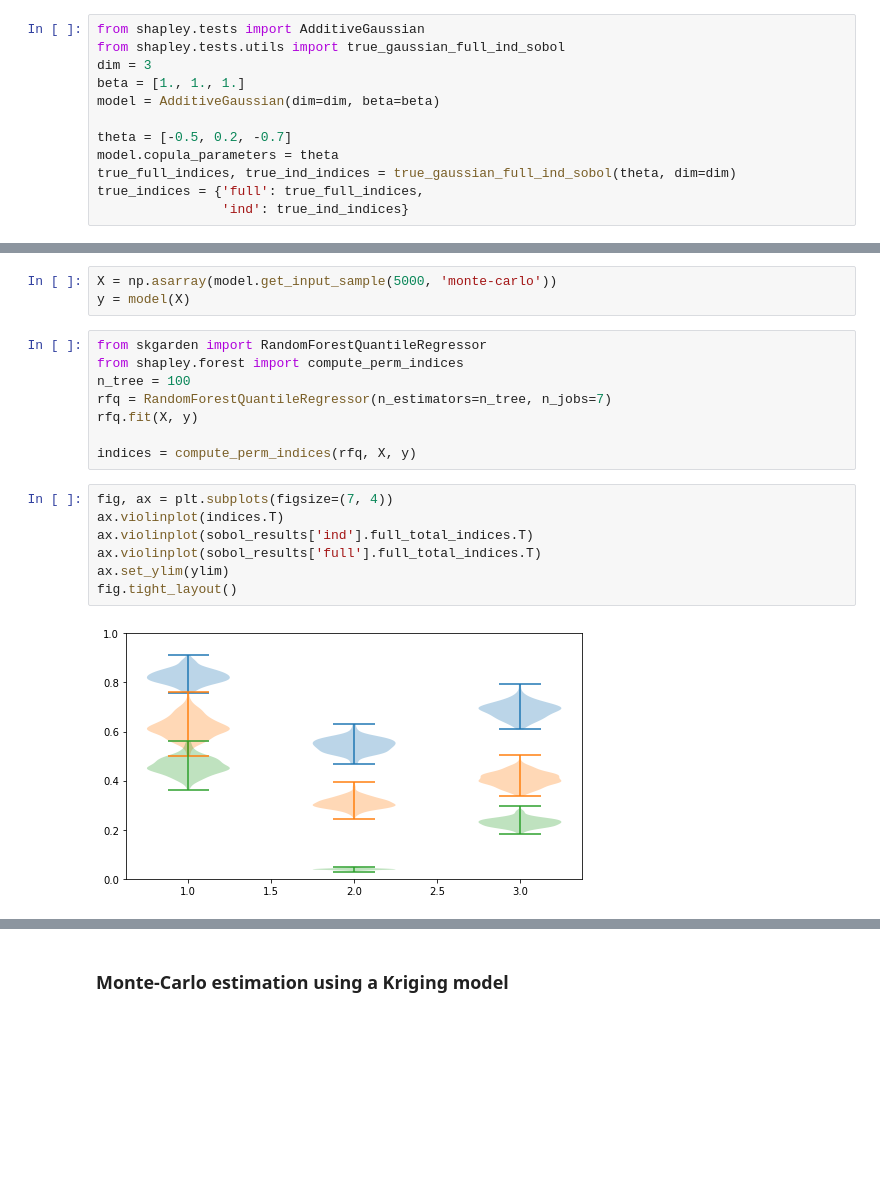
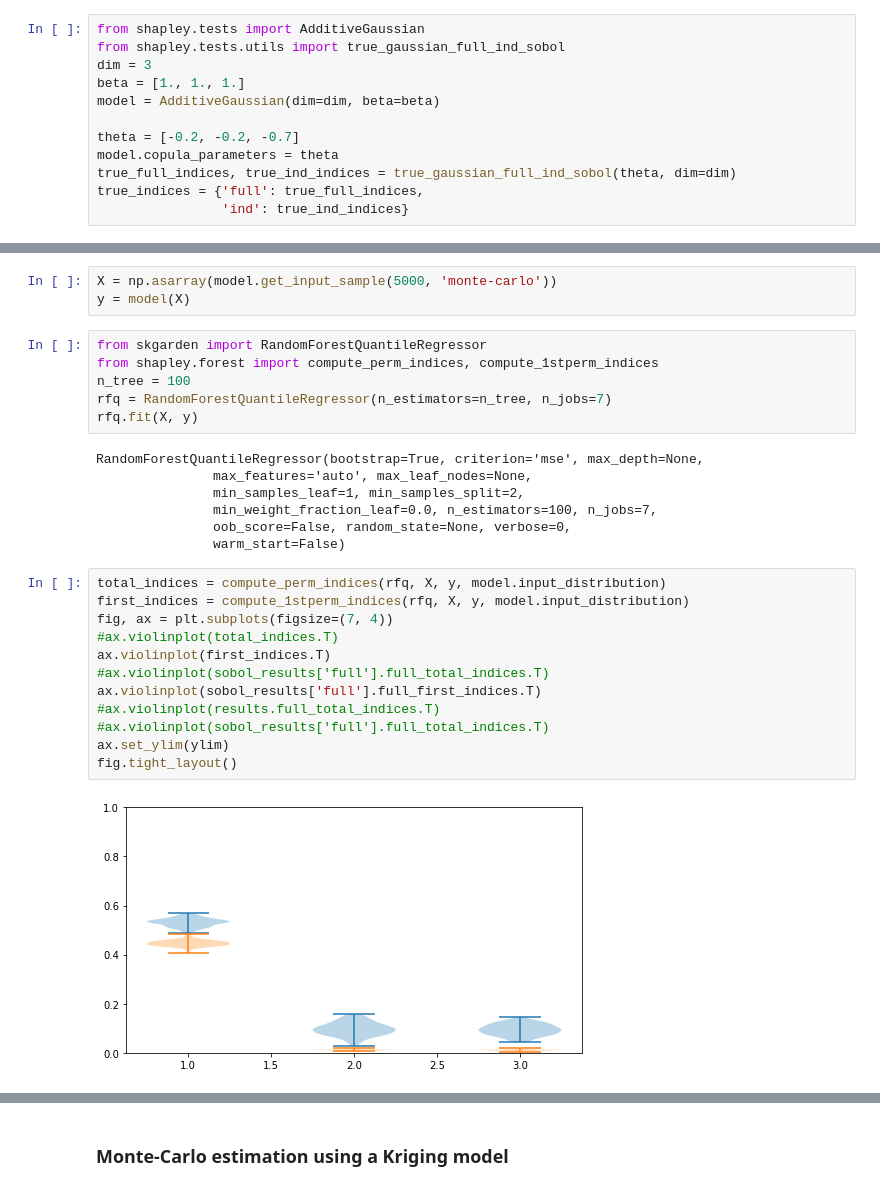
Before and after one commit to josephmure/otshapley, a Jupyter notebook: examples/sobol-uncorr-gaussian.ipynb, the cells around one changed output, grey strips where cells are left out. Drawn from its saved outputs; the diff is of its cells as text; blank space fills up the shorter version.

```diff
--- a/examples/sobol-uncorr-gaussian.ipynb
+++ b/examples/sobol-uncorr-gaussian.ipynb
@@ -18,7 +18,7 @@ dim = 3
 beta = [1., 1., 1.]
 model = AdditiveGaussian(dim=dim, beta=beta)
 
-theta = [-0.5, 0.2, -0.7]
+theta = [-0.2, -0.2, -0.7]
 model.copula_parameters = theta
 true_full_indices, true_ind_indices = true_gaussian_full_ind_sobol(theta, dim=dim)
 true_indices = {'full': true_full_indices,
@@ -72,18 +72,28 @@ X = np.asarray(model.get_input_sample(5000, 'monte-carlo'))
 y = model(X)
 # %%
 from skgarden import RandomForestQuantileRegressor
-from shapley.forest import compute_perm_indices
+from shapley.forest import compute_perm_indices, compute_1stperm_indices
 n_tree = 100
 rfq = RandomForestQuantileRegressor(n_estimators=n_tree, n_jobs=7)
 rfq.fit(X, y)
-
-indices = compute_perm_indices(rfq, X, y)
+# %% [output]
+RandomForestQuantileRegressor(bootstrap=True, criterion='mse', max_depth=None,
+               max_features='auto', max_leaf_nodes=None,
+               min_samples_leaf=1, min_samples_split=2,
+               min_weight_fraction_leaf=0.0, n_estimators=100, n_jobs=7,
+               oob_score=False, random_state=None, verbose=0,
+               warm_start=False)
 # %%
+total_indices = compute_perm_indices(rfq, X, y, model.input_distribution)
+first_indices = compute_1stperm_indices(rfq, X, y, model.input_distribution)
 fig, ax = plt.subplots(figsize=(7, 4))
-ax.violinplot(indices.T)
-ax.violinplot(sobol_results['ind'].full_total_indices.T)
-ax.violinplot(sobol_results['full'].full_total_indices.T)
+#ax.violinplot(total_indices.T)
+ax.violinplot(first_indices.T)
+#ax.violinplot(sobol_results['full'].full_total_indices.T)
+ax.violinplot(sobol_results['full'].full_first_indices.T)
+#ax.violinplot(results.full_total_indices.T)
+#ax.violinplot(sobol_results['full'].full_total_indices.T)
 ax.set_ylim(ylim)
 fig.tight_layout()
 # %% [output]
-[figure, old version]
+[figure, new version]
```
Also changed, not shown: parts of 4 cells of this notebook, 5 other files.
